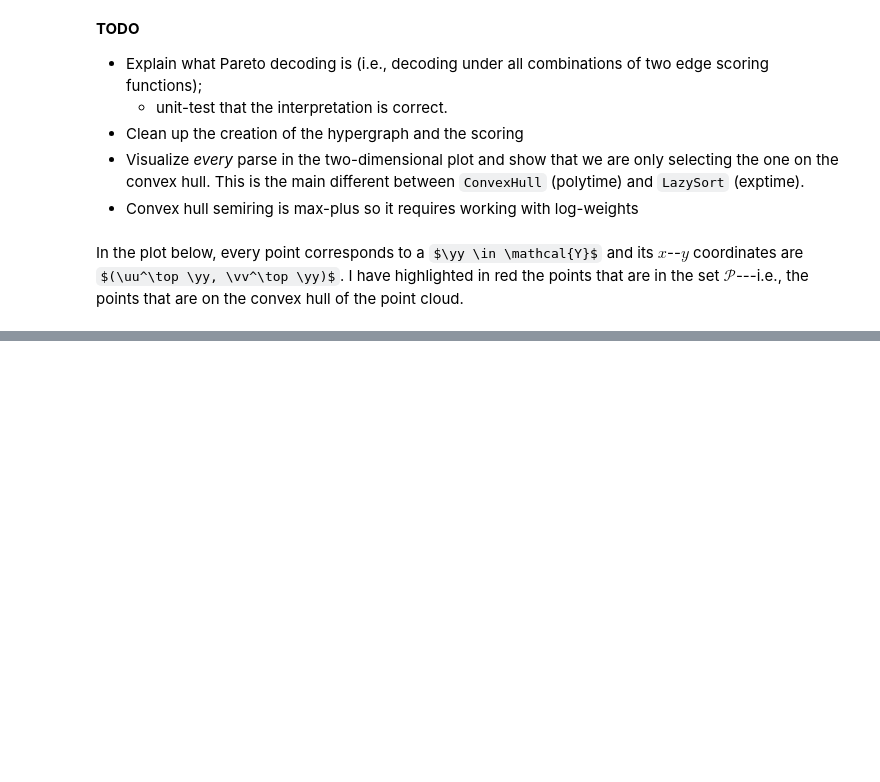
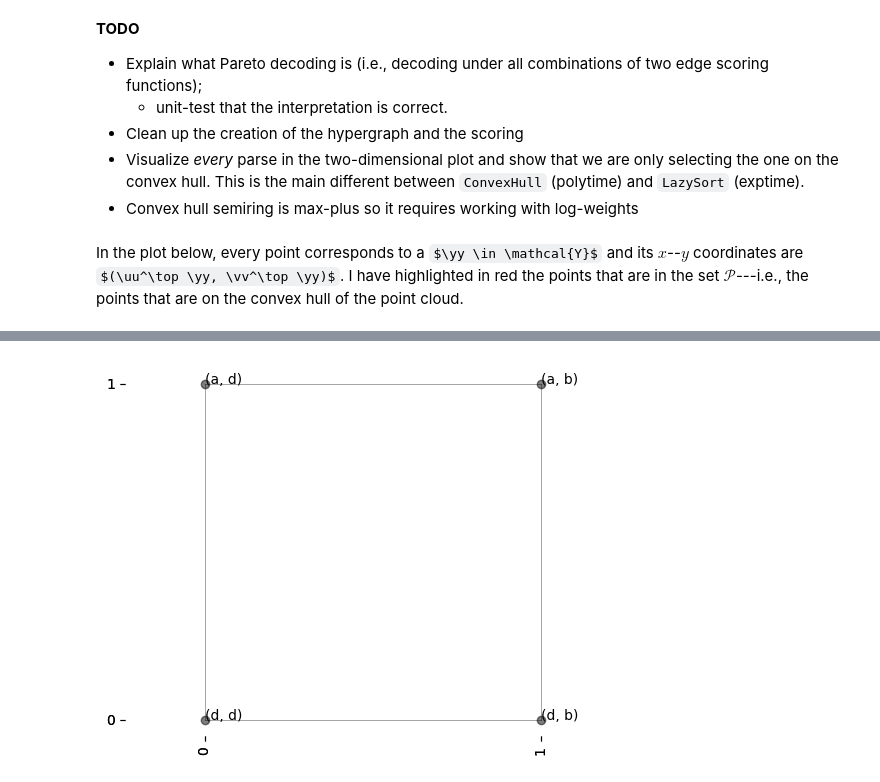
Before and after one commit to timvieira/hypergraphs, a Jupyter notebook: demos/Pareto-decoding.ipynb, the cells around one changed output, grey strips where cells are left out. Cells and saved outputs as stored; diff of their text form; code cells hidden in the pictures; some formulas as TeX source; blank space fills up the shorter version.

```diff
--- a/demos/Pareto-decoding.ipynb
+++ b/demos/Pareto-decoding.ipynb
@@ -152,0 +297,4 @@ psource(Point)
+# %%
+((a + d) * (b + d)).draw()
+# %% [output]
+[figure, added]
```
Also changed, not shown: parts of 6 cells of this notebook, 9 other files.
